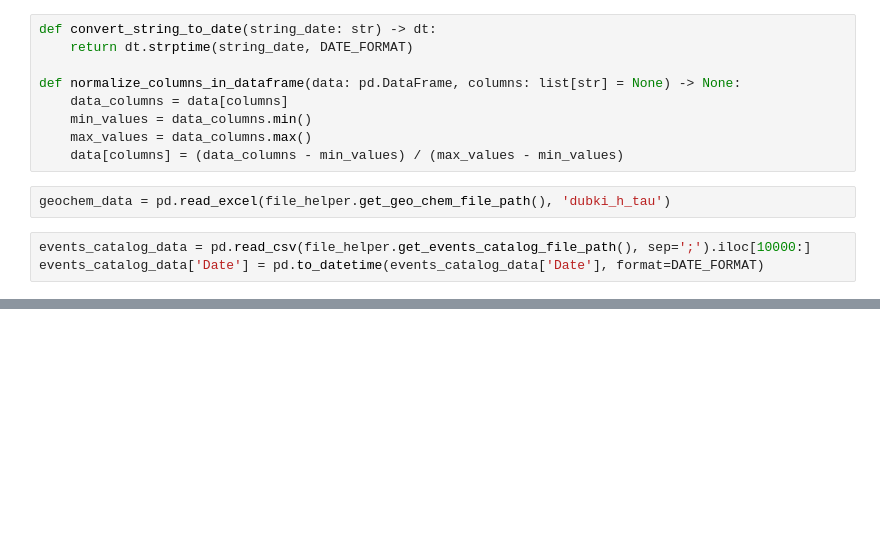
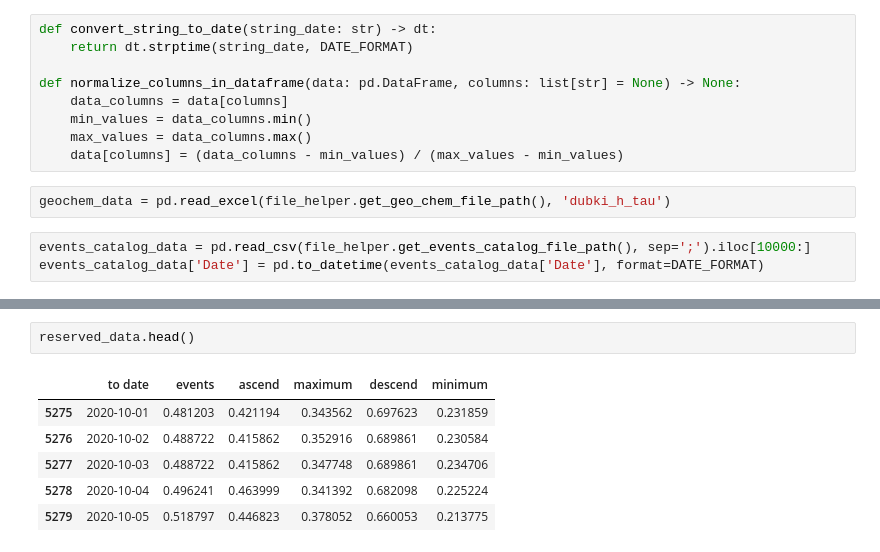
Before and after one commit to SalikhMagomedov/geo, a Jupyter notebook: notebooks/analysis_nn.ipynb, the cells around one changed output, grey strips where cells are left out. Saved outputs shown, nothing was run; the diff lists cells and outputs as text; blank space fills up the shorter version.

```diff
--- a/notebooks/analysis_nn.ipynb
+++ b/notebooks/analysis_nn.ipynb
@@ -27,0 +147,9 @@ starting_event_class = 13
+# %%
+reserved_data.head()
+# %% [output]
+|  | to date | events | ascend | maximum | descend | minimum |
+| 5275 | 2020-10-01 | 0.481203 | 0.421194 | 0.343562 | 0.697623 | 0.231859 |
+| 5276 | 2020-10-02 | 0.488722 | 0.415862 | 0.352916 | 0.689861 | 0.230584 |
+| 5277 | 2020-10-03 | 0.488722 | 0.415862 | 0.347748 | 0.689861 | 0.234706 |
+| 5278 | 2020-10-04 | 0.496241 | 0.463999 | 0.341392 | 0.682098 | 0.225224 |
+| 5279 | 2020-10-05 | 0.518797 | 0.446823 | 0.378052 | 0.660053 | 0.213775 |
```
Also changed, not shown: parts of 21 cells of this notebook.
